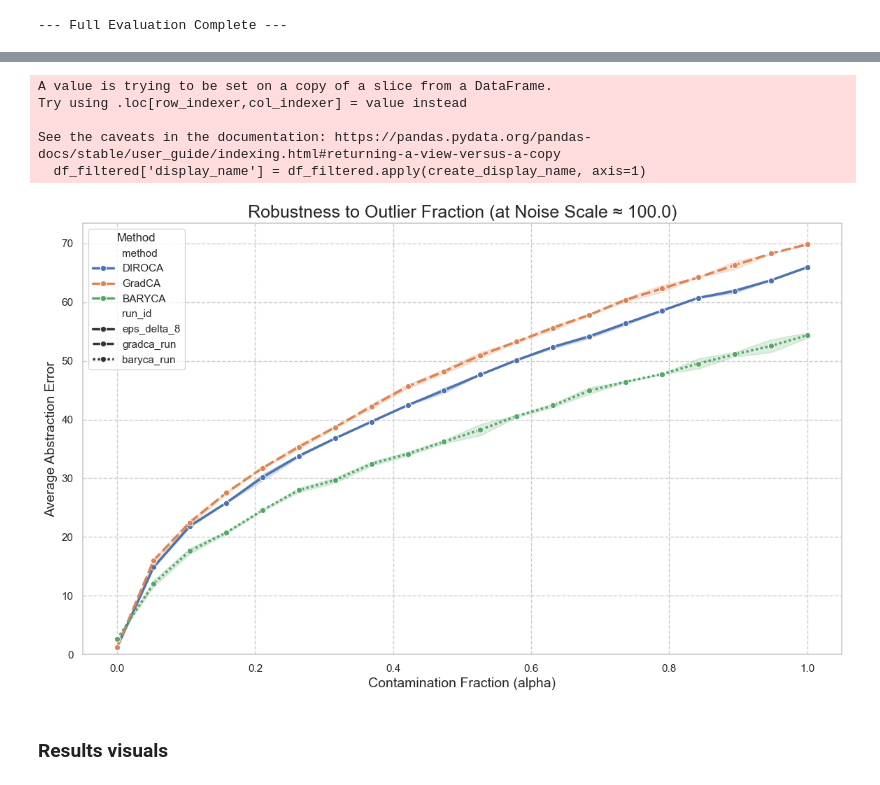
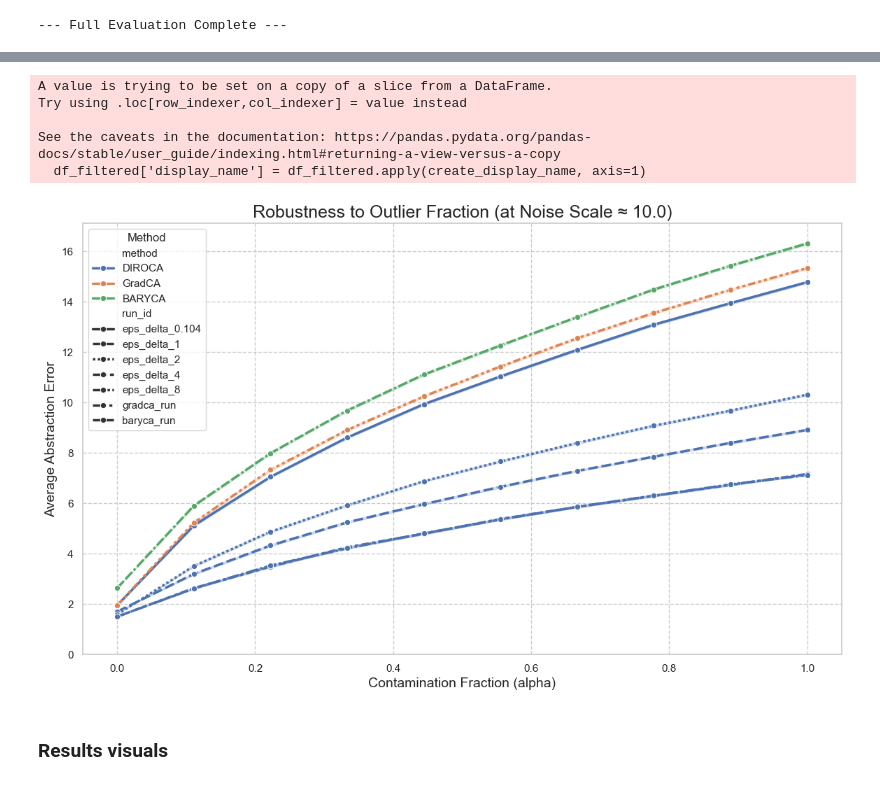
Before and after one commit to yfelekis/DiRoCA, a Jupyter notebook: gauss_evaluation.ipynb, the cells around one changed output, grey strips where cells are left out. Drawn from its saved outputs; the diff is of its cells as text; code cells hidden in the pictures.

```diff
--- a/gauss_evaluation.ipynb
+++ b/gauss_evaluation.ipynb
@@ -257,7 +258,7 @@ def perform_statistical_tests(results_df, method1, method2, test_type='paired-t'
 # End-to-End Huber Evaluation
 # %%
 # Define the fraction of data to contaminate (0=0-shift, 1=rho-shift)
-alpha_values = np.linspace(0, 1.0, 2)
+alpha_values = np.linspace(0, 1.0, 10)
 
 # Define the contamination strength for the outliers
 noise_levels = np.linspace(0, 10.0, 10)
@@ -409,6 +418,6 @@ plot_robustness_curves(df_subset)
 # %%
 # Choose which noise level to analyze
-noise_level_to_plot = 100.0
+noise_level_to_plot = 10.0
 
 df_filtered = final_results_df[np.isclose(final_results_df['noise_scale'], noise_level_to_plot)]
 def create_display_name(row):
@@ -422,34 +431,34 @@ df_filtered['display_name'] = df_filtered.apply(create_display_name, axis=1)
 if df_filtered.empty:
     print(f"Warning: No data found for noise_scale ≈ {noise_level_to_plot}.")
     print("Please check the 'noise_levels' list in your experiment to ensure this value exists.")
 else:
     plt.figure(figsize=(14, 8))
 
     sns.lineplot(
         data=df_filtered,
         x='alpha',
         y='error',
         hue='method',
         style='run_id',
         marker='o',
         linewidth=2.5,
         errorbar=('ci', 95) # The shaded area is the 95% confidence interval
     )
 
     plt.title(f'Robustness to Outlier Fraction (at Noise Scale ≈ {noise_level_to_plot})', fontsize=18)
     plt.xlabel('Contamination Fraction (alpha)', fontsize=14)
     plt.ylabel('Average Abstraction Error', fontsize=14)
     plt.legend(title='Method')
     plt.grid(True, which='both', linestyle='--')
     plt.ylim(bottom=0)
     plt.show()
 # %% [output]
 A value is trying to be set on a copy of a slice from a DataFrame.
 Try using .loc[row_indexer,col_indexer] = value instead
 
 See the caveats in the documentation: https://pandas.pydata.org/pandas-docs/stable/user_guide/indexing.html#returning-a-view-versus-a-copy
   df_filtered['display_name'] = df_filtered.apply(create_display_name, axis=1)
-[figure, old version]
+[figure, new version]
 # %% [markdown]
 ### Results visuals
 # %%
```
Also changed, not shown: parts of 12 cells of this notebook, 12 other files.
